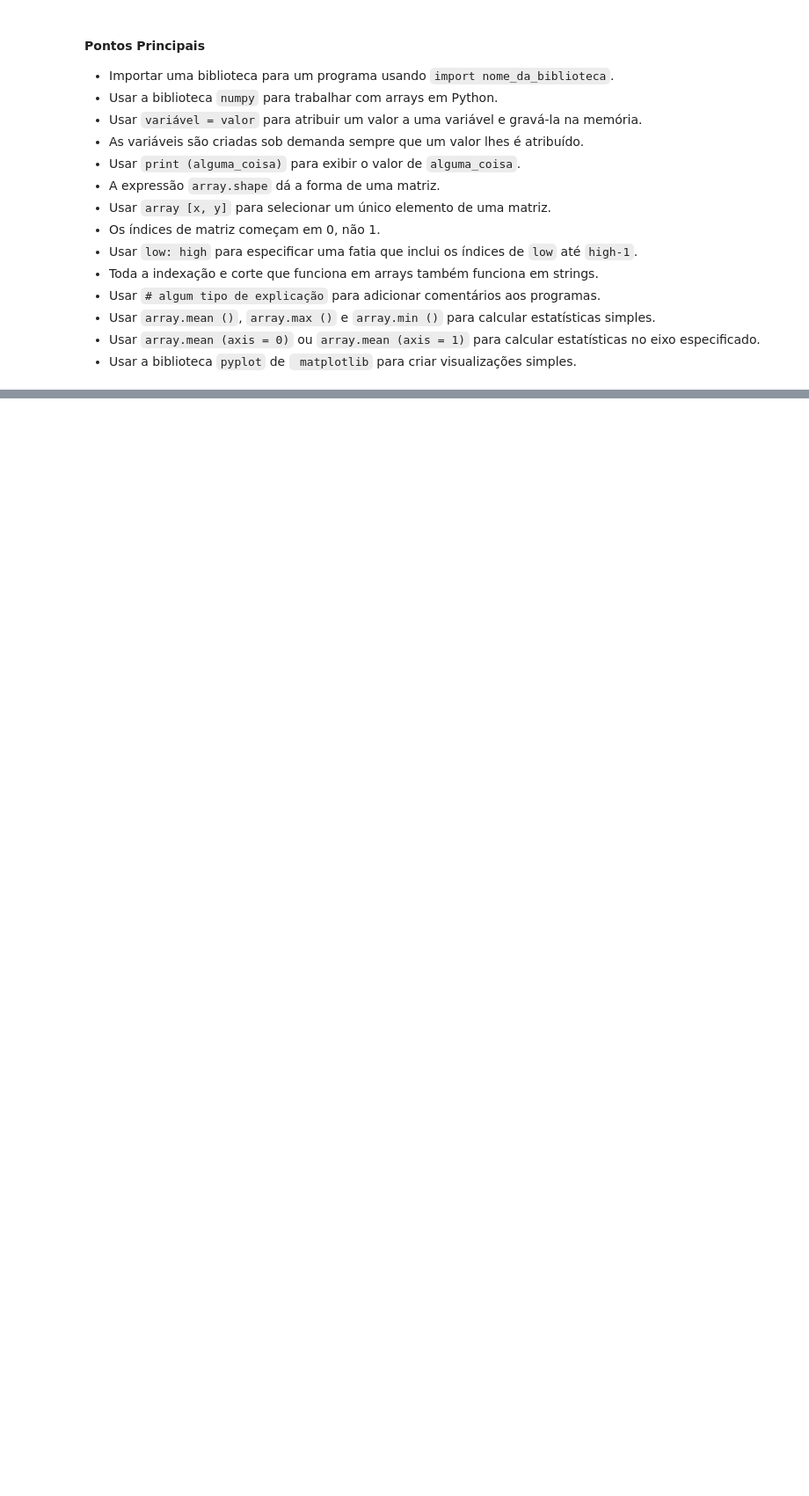
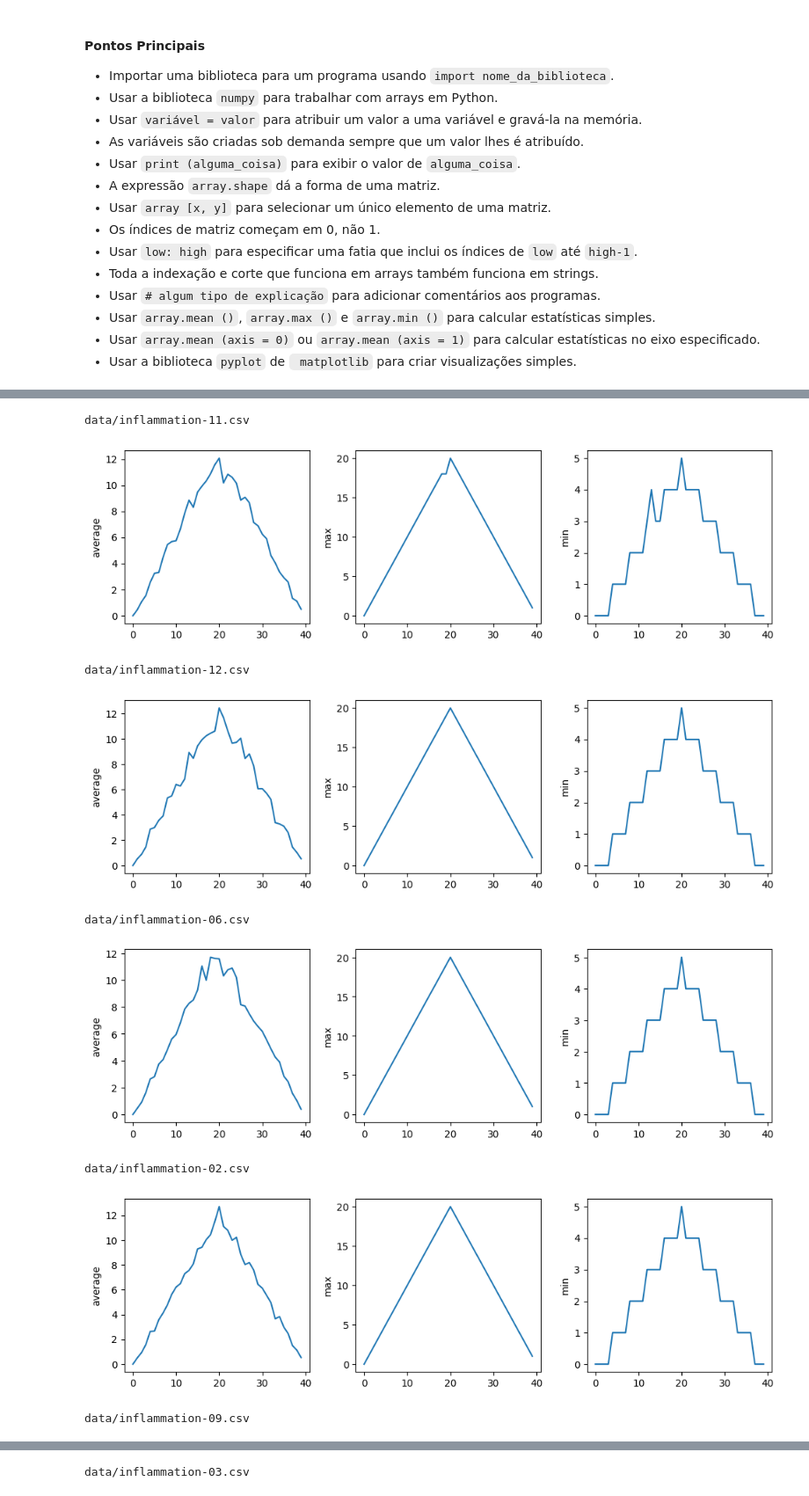
Before and after one commit to rafaluz/TOPICOS-ESPECIAIS-20241, a Jupyter notebook: 1 - introducao_python/02 - introducao a analise de dados.ipynb, the cells around one changed output, grey strips where cells are left out. Shown at 88% size. Drawn from its saved outputs; the diff is of its cells as text; code cells hidden in the pictures; blank space fills up the shorter version.

```diff
--- a/1 - introducao_python/02 - introducao a analise de dados.ipynb
+++ b/1 - introducao_python/02 - introducao a analise de dados.ipynb
@@ -454,0 +548,20 @@ plt.show()
+# %%
+#questao 1
+def analyze_all(padrao):
+    files = glob.glob(padrao)
+
+    for file in files:
+        print(file)
+        analyze(file)
+
+analyze_all('data/*.csv')
+# %% [output]
+data/inflammation-11.csv
+[figure, added]
+data/inflammation-12.csv
+[figure, added]
+data/inflammation-06.csv
+[figure, added]
+data/inflammation-02.csv
+[figure, added]
+data/inflammation-09.csv
@@ -454,0 +569 @@ plt.show()
+data/inflammation-03.csv
```
Also changed, not shown: parts of 16 cells of this notebook.
